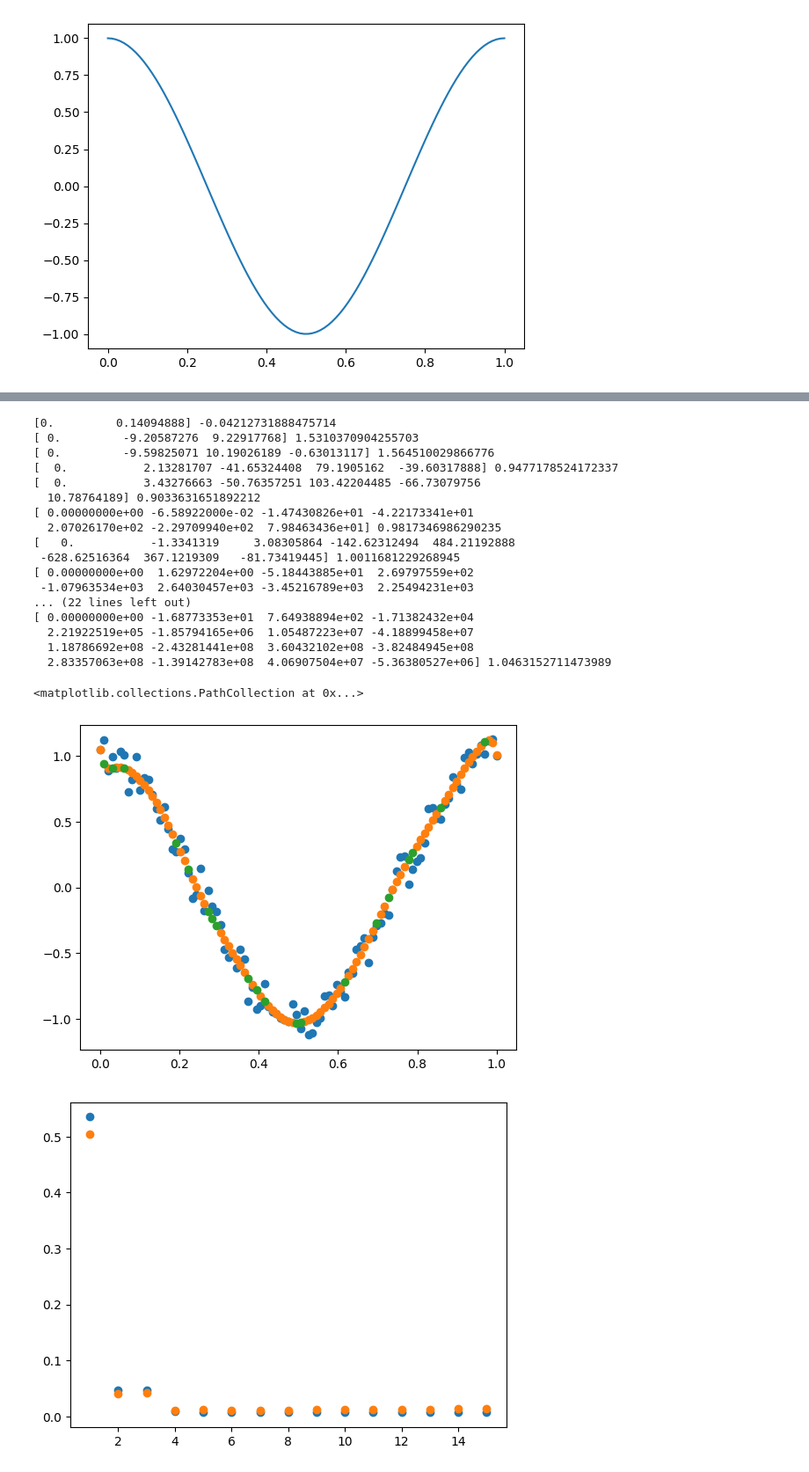
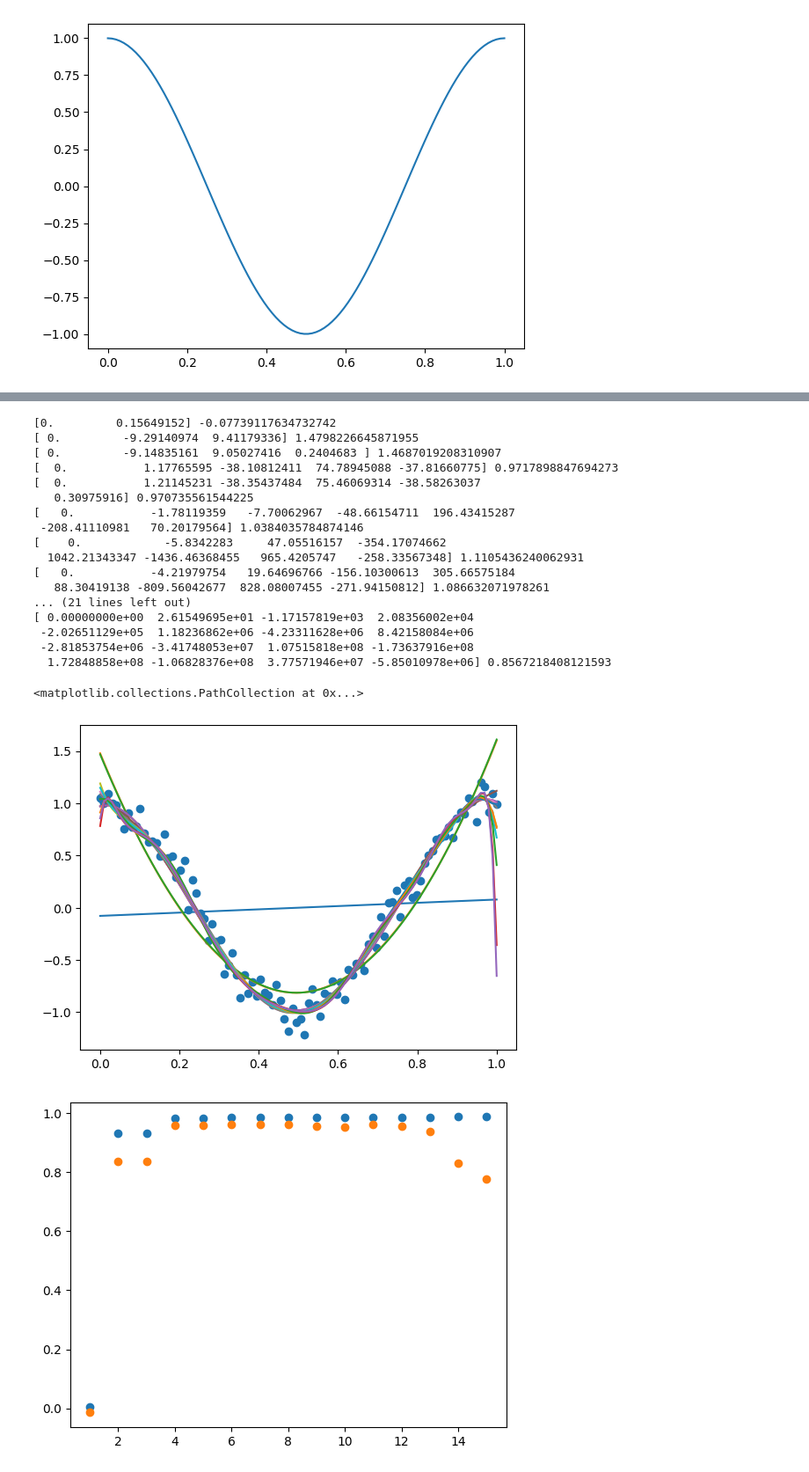
Before and after one commit to omiksave/MAE551, a Jupyter notebook: HW1.ipynb, the cells around one changed output, grey strips where cells are left out. Shown: that part at 88% size. Cells and saved outputs as stored; diff of their text form; code cells hidden in the pictures.

```diff
--- a/HW1.ipynb
+++ b/HW1.ipynb
@@ -29,45 +26,41 @@ plt.plot(x,z)
 # %%
 plt.scatter(x,z)
 test_scores = []
 train_scores = []
-#coef[1][25] = [];
-x_train,x_test,z_train,z_test = train_test_split(x,z,test_size=0.2,shuffle=True)
+x_train,x_test,z_train,z_test = train_test_split(x,z,test_size=0.4,shuffle=True)
 for itr in range(15):
     mdl = PolynomialFeatures(degree=itr+1)
-    mdl.fit_transform(x_train.reshape(80,1))
+    mdl.fit_transform(x_train.reshape(len(x_train),1))
     modelx = make_pipeline(mdl,LinearRegression())
-    modelx.fit(x_train.reshape(80,1),z_train)
-    mdl_out1 = modelx.predict(x_train.reshape(80,1))
-    train_scores.append(mean_squared_error(z_train,mdl_out1))
+    modelx.fit(x_train.reshape(len(x_train),1),z_train)
+    train_scores.append(modelx.score(x_train.reshape(len(x_train),1),z_train.reshape(len(x_train),1)))
     print(modelx.steps[1][1].coef_,modelx.steps[1][1].intercept_)
-    mdl_out2 = modelx.predict(x_test.reshape(20,1))
-    test_scores.append(mean_squared_error(z_test,mdl_out2))
-plt.scatter(x_train,mdl_out1)
-plt.scatter(x_test,mdl_out2)
+    test_scores.append(modelx.score(x_test.reshape(len(x_test),1),z_test.reshape(len(x_test),1)))
+    plt.plot(x,modelx.predict(x.reshape(100,1)))
 plt.figure()
 plt.scatter(np.linspace(1,len(train_scores),len(train_scores)),train_scores)
 plt.scatter(np.linspace(1,len(test_scores),len(test_scores)),test_scores)
 # %% [output]
-[0.         0.14094888] -0.04212731888475714
-[ 0.         -9.20587276  9.22917768] 1.5310370904255703
-[ 0.         -9.59825071 10.19026189 -0.63013117] 1.564510029866776
-[  0.           2.13281707 -41.65324408  79.1905162  -39.60317888] 0.9477178524172337
-[  0.           3.43276663 -50.76357251 103.42204485 -66.73079756
-  10.78764189] 0.9033631651892212
-[ 0.00000000e+00 -6.58922000e-02 -1.47430826e+01 -4.22173341e+01
-  2.07026170e+02 -2.29709940e+02  7.98463436e+01] 0.9817346986290235
-[   0.           -1.3341319     3.08305864 -142.62312494  484.21192888
- -628.62516364  367.1219309   -81.73419445] 1.0011681229268945
-[ 0.00000000e+00  1.62972204e+00 -5.18443885e+01  2.69797559e+02
- -1.07963534e+03  2.64030457e+03 -3.45216789e+03  2.25494231e+03
-... (22 lines left out)
-[ 0.00000000e+00 -1.68773353e+01  7.64938894e+02 -1.71382432e+04
-  2.21922519e+05 -1.85794165e+06  1.05487223e+07 -4.18899458e+07
-  1.18786692e+08 -2.43281441e+08  3.60432102e+08 -3.82484945e+08
-  2.83357063e+08 -1.39142783e+08  4.06907504e+07 -5.36380527e+06] 1.0463152711473989
+[0.         0.15649152] -0.07739117634732742
+[ 0.         -9.29140974  9.41179336] 1.4798226645871955
+[ 0.         -9.14835161  9.05027416  0.2404683 ] 1.4687019208310907
+[  0.           1.17765595 -38.10812411  74.78945088 -37.81660775] 0.9717898847694273
+[  0.           1.21145231 -38.35437484  75.46069314 -38.58263037
+   0.30975916] 0.970735561544225
+[   0.           -1.78119359   -7.70062967  -48.66154711  196.43415287
+ -208.41110981   70.20179564] 1.0384035784874146
+[    0.            -5.8342283     47.05516157  -354.17074662
+  1042.21343347 -1436.46368455   965.4205747   -258.33567348] 1.1105436240062931
+[   0.           -4.21979754   19.64696766 -156.10300613  305.66575184
+   88.30419138 -809.56042677  828.08007455 -271.94150812] 1.086632071978261
+... (21 lines left out)
+[ 0.00000000e+00  2.61549695e+01 -1.17157819e+03  2.08356002e+04
+ -2.02651129e+05  1.18236862e+06 -4.23311628e+06  8.42158084e+06
+ -2.81853754e+06 -3.41748053e+07  1.07515818e+08 -1.73637916e+08
+  1.72848858e+08 -1.06828376e+08  3.77571946e+07 -5.85010978e+06] 0.8567218408121593
 <matplotlib.collections.PathCollection at 0x...>
-[figure, old version]
+[figure, new version]
-[figure, old version]
+[figure, new version]
 # %%
 from sklearn.linear_model import Lasso
 plt.scatter(x,z)
```
Also changed, not shown: parts of 5 cells of this notebook.
